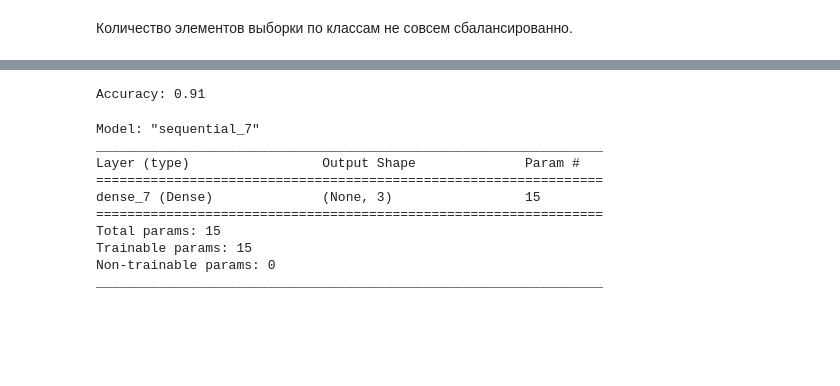
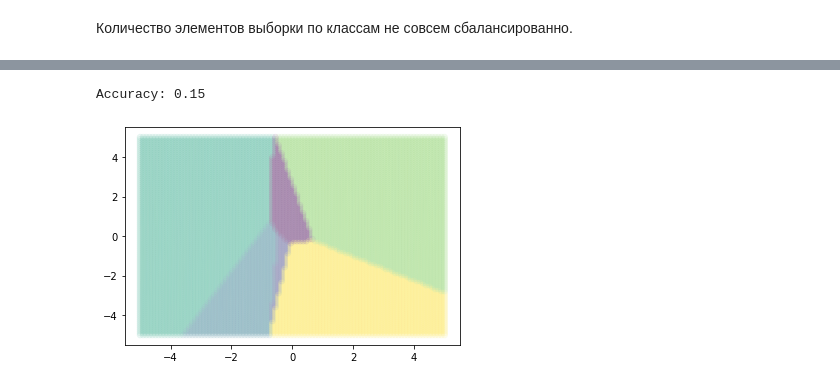
Before and after one commit to malynkovsky/ML_NN_course, a Jupyter notebook: Lab_1/Lab1_Malynkovsky.ipynb, the cells around one changed output, grey strips where cells are left out. Drawn from its saved outputs; the diff is of its cells as text; code cells hidden in the pictures; blank space fills up the shorter version.

```diff
--- a/Lab_1/Lab1_Malynkovsky.ipynb
+++ b/Lab_1/Lab1_Malynkovsky.ipynb
@@ -166,4 +124,11 @@ StandardScaler(copy=True, with_mean=True, with_std=True)
 # %%
+X = df[feature_names]
+y = df['class']
+# Split the data into 70% training data and 30% test data
+X_train, X_test, y_train, y_test = train_test_split(X, y, test_size=0.3)
+# Train the scaler, which standarizes all the features to have mean=0 and unit variance
+sc = StandardScaler()
+sc.fit(X_train)
 # Apply the scaler to the X training data
 X_train_std = sc.transform(X_train)
 
@@ -172,6 +139,6 @@ X_test_std = sc.transform(X_test)
 # %%
 # Create a perceptron object with the parameters: 40 iterations (epochs) over the data, and a learning rate of 0.1
-ppn = Perceptron( max_iter = 350,eta0=0.00001,tol=None, penalty='l2')
+ppn = Perceptron()
 
 # Train the perceptron
 ppn.fit(X_train_std, y_train)
@@ -221,4 +156,0 @@ X_train_std.shape
-# %%
-model.fit(X_train_std,y,epochs=200, validation_split=0.1)
-
-y_pred = model.predict_classes(X_test_std)
@@ -243,17 +157,31 @@ WARNING:tensorflow:6 out of the last 11 calls to <function Model.make_predict_fu
-# %%
-print('Accuracy: %.2f' % accuracy_score(y_test, y_pred))
-# %% [output]
-Accuracy: 0.91
-# %%
-model.summary()
-# %% [output]
-Model: "sequential_7"
-_________________________________________________________________
-Layer (type)                 Output Shape              Param #
-=================================================================
-dense_7 (Dense)              (None, 3)                 15
-=================================================================
-Total params: 15
-Trainable params: 15
-Non-trainable params: 0
-_________________________________________________________________
+# %%
+from sklearn.linear_model import LogisticRegression
+clf = LogisticRegression(random_state=0, max_iter=1000,tol = 0.000000001).fit(X_train_std[:,(40,44)], y_train)
+y_pred = clf.predict(X_test_std[:,(70,60)])
+print('Accuracy: %.2f' % accuracy_score(y_test, y_pred))
+# %% [output]
+Accuracy: 0.15
+# %%
+a = 40
+b = 44
+plt.figure()
+X_d = np.zeros(shape=(10000,2))
+y_d = np.zeros(shape=(10000))
+draw = np.zeros(shape=X_d.shape[1])
+count = 0
+m = X_test_std[0,(a,b)]
+for x in np.linspace(-5.0,5, 100):
+    for s in np.linspace(-5,5, 100):
+
+      X_d[count,0]=x
+      X_d[count,1]=s
+      m[0] = x
+      m[1] = s
+      y_d[count] = clf.predict(m.reshape(1, 2))[0]
+      count += 1
+
+plt.scatter(X_d[:,0], X_d[:,1], c=y_d, alpha = 0.07)
+#plt.scatter(X_train_std[:,a], X_train_std[:,b], c=y_train,alpha = 1.0)
+plt.show()
+# %% [output]
+[figure, added]
```
Also changed, not shown: parts of 63 cells of this notebook.
